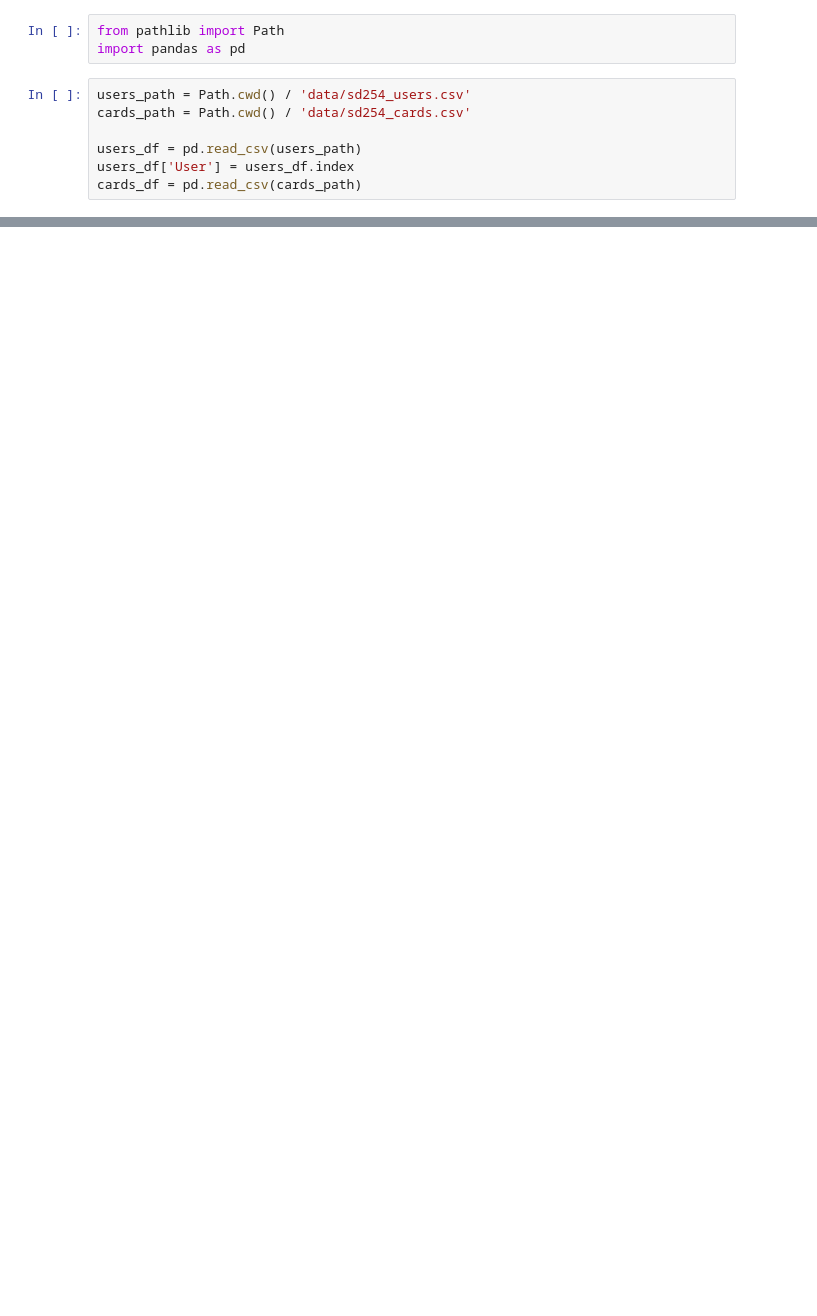
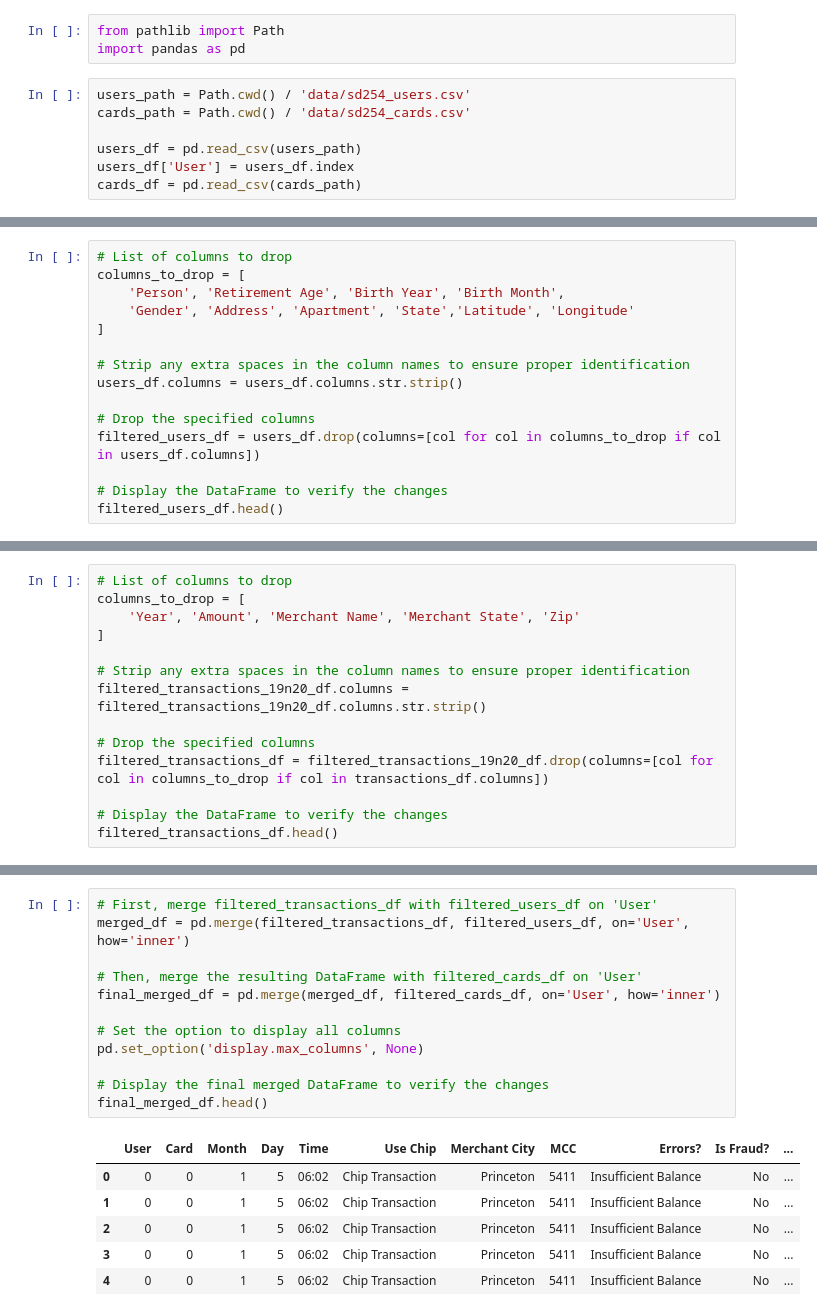
Before and after one commit to wrube/Project_4_Group_2, a Jupyter notebook: create_dataset.ipynb, the cells around one changed output, grey strips where cells are left out. Saved outputs shown, nothing was run; the diff lists cells and outputs as text; blank space fills up the shorter version.

Commit message:
data filtering

```diff
--- a/create_dataset.ipynb
+++ b/create_dataset.ipynb
@@ -91,0 +150,15 @@ transactions_df.loc[transactions_df['Year'] >= 2017].to_csv('data/test_set.csv')
+# %%
+# List of columns to drop
+columns_to_drop = [
+    'Person', 'Retirement Age', 'Birth Year', 'Birth Month',
+    'Gender', 'Address', 'Apartment', 'State','Latitude', 'Longitude'
+]
+
+# Strip any extra spaces in the column names to ensure proper identification
+users_df.columns = users_df.columns.str.strip()
+
+# Drop the specified columns
+filtered_users_df = users_df.drop(columns=[col for col in columns_to_drop if col in users_df.columns])
+
+# Display the DataFrame to verify the changes
+filtered_users_df.head()
@@ -91,0 +181,14 @@ transactions_df.loc[transactions_df['Year'] >= 2017].to_csv('data/test_set.csv')
+# %%
+# List of columns to drop
+columns_to_drop = [
+    'Year', 'Amount', 'Merchant Name', 'Merchant State', 'Zip'
+]
+
+# Strip any extra spaces in the column names to ensure proper identification
+filtered_transactions_19n20_df.columns = filtered_transactions_19n20_df.columns.str.strip()
+
+# Drop the specified columns
+filtered_transactions_df = filtered_transactions_19n20_df.drop(columns=[col for col in columns_to_drop if col in transactions_df.columns])
+
+# Display the DataFrame to verify the changes
+filtered_transactions_df.head()
@@ -91,0 +202,19 @@ transactions_df.loc[transactions_df['Year'] >= 2017].to_csv('data/test_set.csv')
+# %%
+# First, merge filtered_transactions_df with filtered_users_df on 'User'
+merged_df = pd.merge(filtered_transactions_df, filtered_users_df, on='User', how='inner')
+
+# Then, merge the resulting DataFrame with filtered_cards_df on 'User'
+final_merged_df = pd.merge(merged_df, filtered_cards_df, on='User', how='inner')
+
+# Set the option to display all columns
+pd.set_option('display.max_columns', None)
+
+# Display the final merged DataFrame to verify the changes
+final_merged_df.head()
+# %% [output]
+|  | User | Card | Month | Day | Time | Use Chip | Merchant City | MCC | Errors? | Is Fraud? | ... |
+| 0 | 0 | 0 | 1 | 5 | 06:02 | Chip Transaction | Princeton | 5411 | Insufficient Balance | No | ... |
+| 1 | 0 | 0 | 1 | 5 | 06:02 | Chip Transaction | Princeton | 5411 | Insufficient Balance | No | ... |
+| 2 | 0 | 0 | 1 | 5 | 06:02 | Chip Transaction | Princeton | 5411 | Insufficient Balance | No | ... |
+| 3 | 0 | 0 | 1 | 5 | 06:02 | Chip Transaction | Princeton | 5411 | Insufficient Balance | No | ... |
+| 4 | 0 | 0 | 1 | 5 | 06:02 | Chip Transaction | Princeton | 5411 | Insufficient Balance | No | ... |
```
Also changed, not shown: parts of 22 cells of this notebook.
